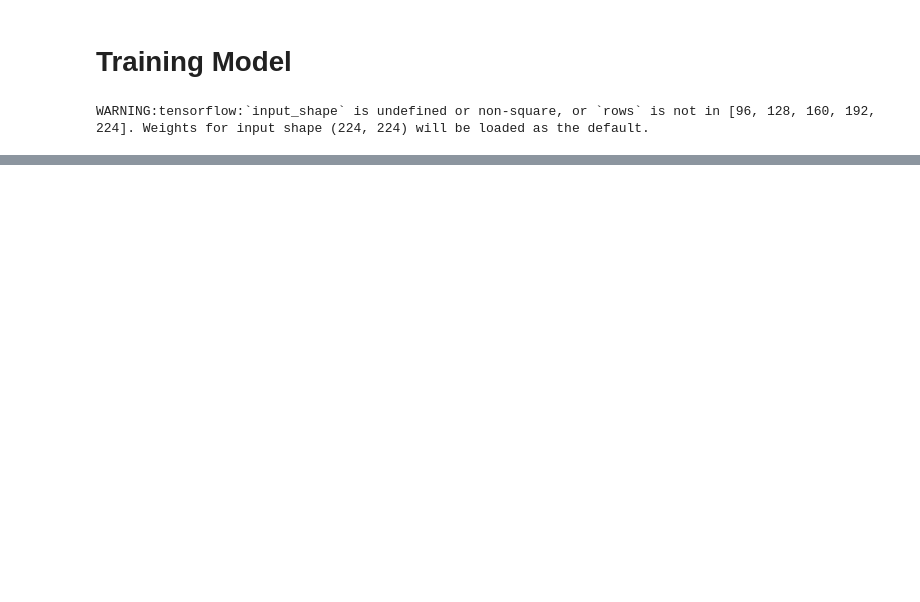
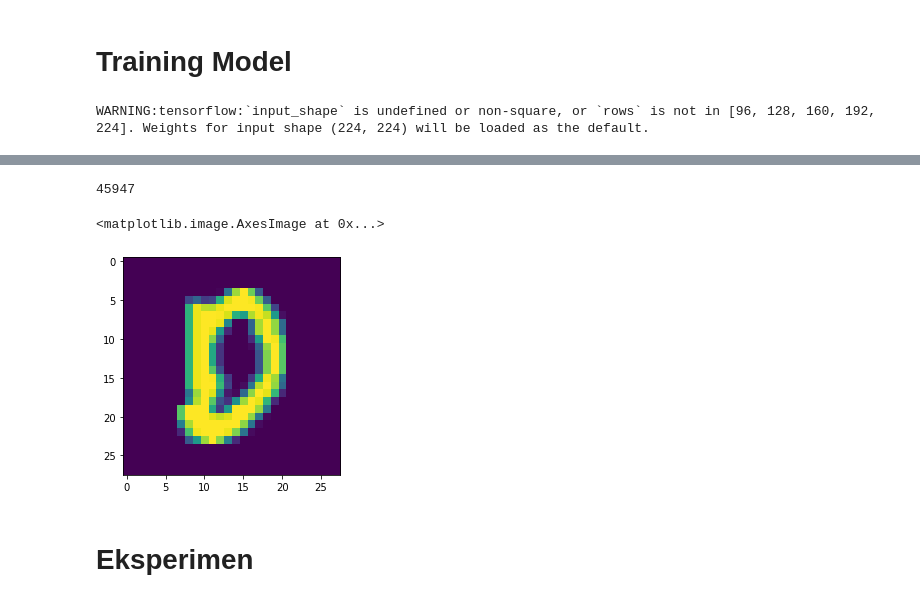
Before and after one commit to DanendraAHP/apaantuh_OCR, a Jupyter notebook: test.ipynb, the cells around one changed output, grey strips where cells are left out. Saved outputs shown, nothing was run; the diff lists cells and outputs as text; code cells hidden in the pictures; blank space fills up the shorter version.

```diff
--- a/test.ipynb
+++ b/test.ipynb
@@ -8,5 +10,5 @@ WARNING:tensorflow:`input_shape` is undefined or non-square, or `rows` is not in
 # %%
-i=4
+i=0
 data = Dataset()
 data.build()
 ocr_model = OCRModel(kfold_split=i)
@@ -34,0 +92,14 @@ evaluating the model
+# %%
+for i,l in enumerate(label):
+    if l==3:
+        print(i)
+        break
+# %% [output]
+45947
+# %%
+plt.imshow(data[i+16])
+# %% [output]
+<matplotlib.image.AxesImage at 0x...>
+[figure, added]
+# %% [markdown]
+# Eksperimen
```
Also changed, not shown: parts of 20 cells of this notebook, 6 other files.
